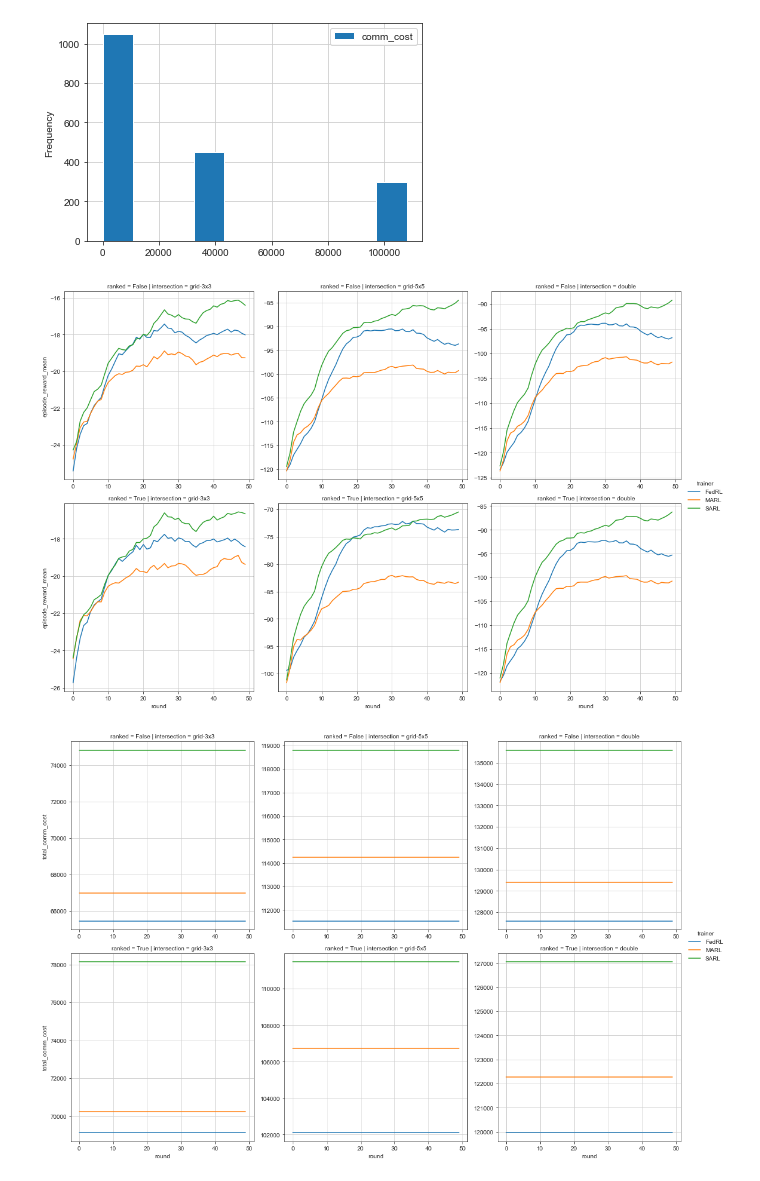
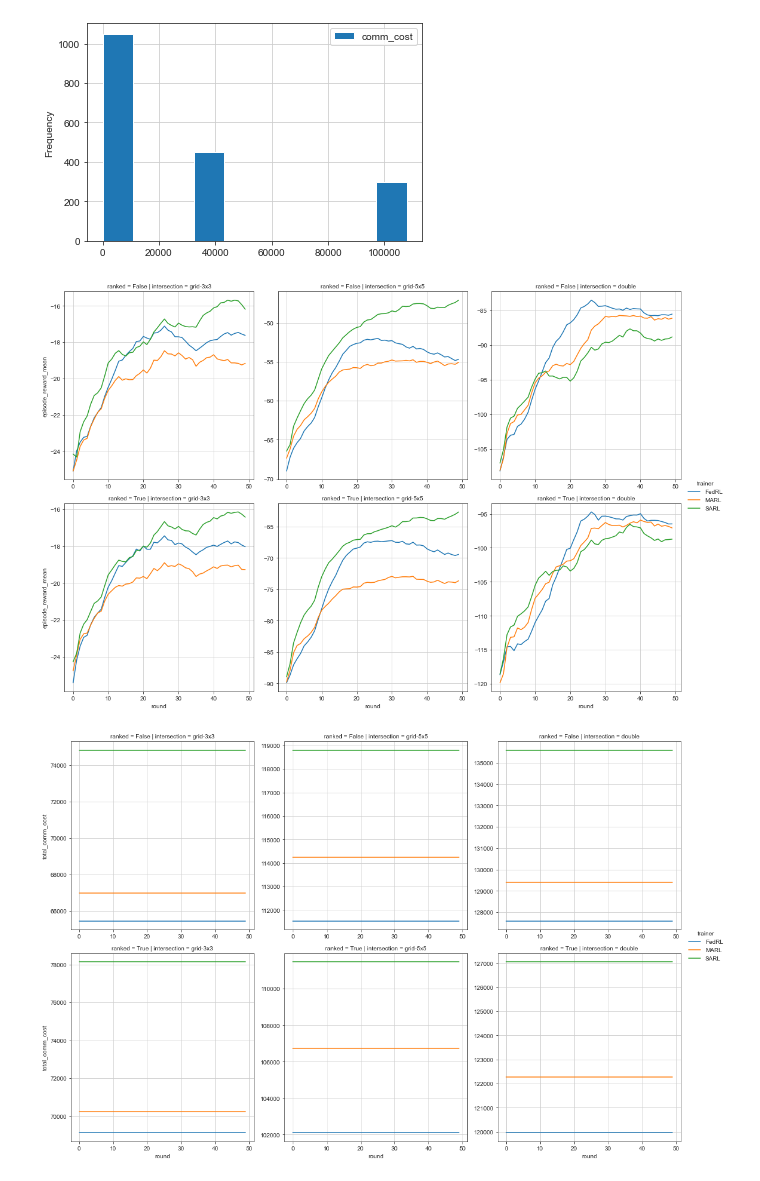
Before and after one commit to nathaniel-hudson/SUMO-FedRL, a Jupyter notebook: notebooks/Communication Analysis.ipynb, the cells around one changed output. Saved outputs shown, nothing was run; the diff lists cells and outputs as text; code cells hidden in the pictures.

```diff
--- a/notebooks/Communication Analysis.ipynb
+++ b/notebooks/Communication Analysis.ipynb
@@ -65,22 +64,22 @@ plt.show()
 [figure]
 # %%
 f = sns.relplot(
-    data=df.query("weight_aggr_fn != 'neg_reward'"),
+    data=df,#.query("weight_aggr_fn'"),
     kind="line",
     x="round",
     y="episode_reward_mean",
     hue="trainer",
     # style="weight_aggr_fn",
     row="ranked",
     col="intersection",
     facet_kws={"sharey": False, "sharex": False},
     ci=None
 )
 sns.despine(top=False, right=False, left=False, bottom=False)
 plt.savefig("rewards.pdf")
 plt.show()
 # %% [output]
-[figure, old version]
+[figure, new version]
 # %%
 f = sns.relplot(
     data=df.query("weight_aggr_fn != 'neg_reward'"),
```
Also changed, not shown: parts of 2 cells of this notebook, 2 other files.
